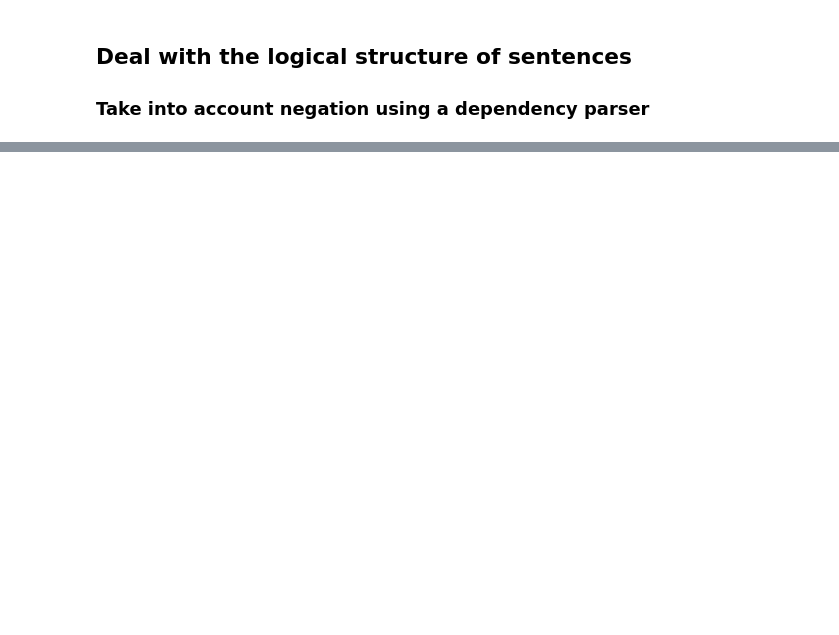
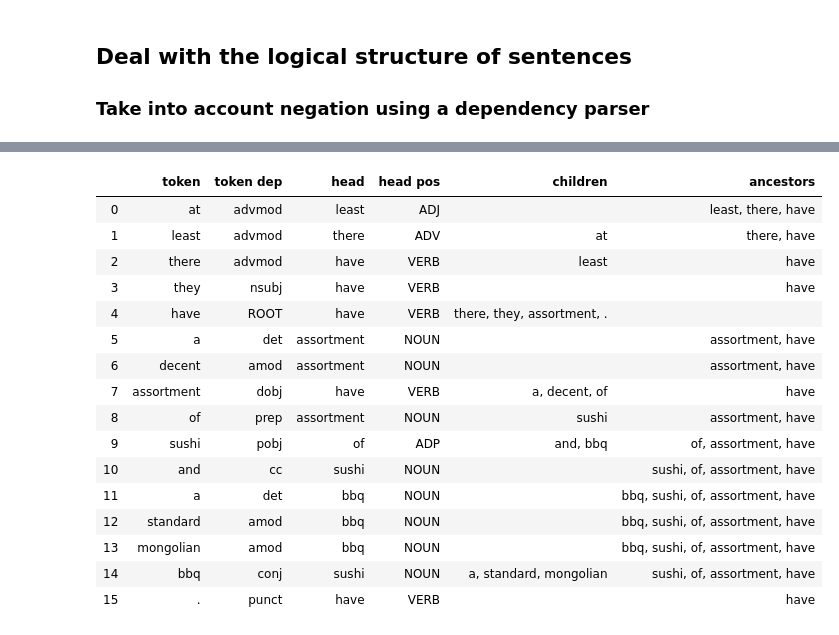
Before and after one commit to afflint/textsent, a Jupyter notebook: features.ipynb, the cells around one changed output, grey strips where cells are left out. Drawn from its saved outputs; the diff is of its cells as text; code cells hidden in the pictures; blank space fills up the shorter version.

```diff
--- a/features.ipynb
+++ b/features.ipynb
@@ -73,0 +146,4 @@ for record in yelp.aggregate([m, g, p], allowDiskUse=True):
+# %%
+doc = get_document(yelp, doc_id=0, pos_filter=None)
+# %%
+sentence = " ".join(doc[0])
@@ -73,0 +154,2 @@ for record in yelp.aggregate([m, g, p], allowDiskUse=True):
+# %%
+s = nlp(sentence)
@@ -73,0 +160,30 @@ for record in yelp.aggregate([m, g, p], allowDiskUse=True):
+# %%
+table = {'token': [], 'token dep': [], 'head': [], 'head pos': [], 'children': [], 'ancestors': []}
+for token in s:
+    table['token'].append(token.text)
+    table['token dep'].append(token.dep_)
+    table['head'].append(token.head.text)
+    table['head pos'].append(token.head.pos_)
+    table['children'].append(", ".join([child.text for child in token.children]))
+    table['ancestors'].append(", ".join([a.text for a in token.ancestors]))
+S = pd.DataFrame(table)
+# %%
+S
+# %% [output]
+|  | token | token dep | head | head pos | children | ancestors |
+| 0 | at | advmod | least | ADJ |  | least, there, have |
+| 1 | least | advmod | there | ADV | at | there, have |
+| 2 | there | advmod | have | VERB | least | have |
+| 3 | they | nsubj | have | VERB |  | have |
+| 4 | have | ROOT | have | VERB | there, they, assortment, . |  |
+| 5 | a | det | assortment | NOUN |  | assortment, have |
+| 6 | decent | amod | assortment | NOUN |  | assortment, have |
+| 7 | assortment | dobj | have | VERB | a, decent, of | have |
+| 8 | of | prep | assortment | NOUN | sushi | assortment, have |
+| 9 | sushi | pobj | of | ADP | and, bbq | of, assortment, have |
+| 10 | and | cc | sushi | NOUN |  | sushi, of, assortment, have |
+| 11 | a | det | bbq | NOUN |  | bbq, sushi, of, assortment, have |
+| 12 | standard | amod | bbq | NOUN |  | bbq, sushi, of, assortment, have |
+| 13 | mongolian | amod | bbq | NOUN |  | bbq, sushi, of, assortment, have |
+| 14 | bbq | conj | sushi | NOUN | a, standard, mongolian | sushi, of, assortment, have |
+| 15 | . | punct | have | VERB |  | have |
```
Also changed, not shown: parts of 17 cells of this notebook.
